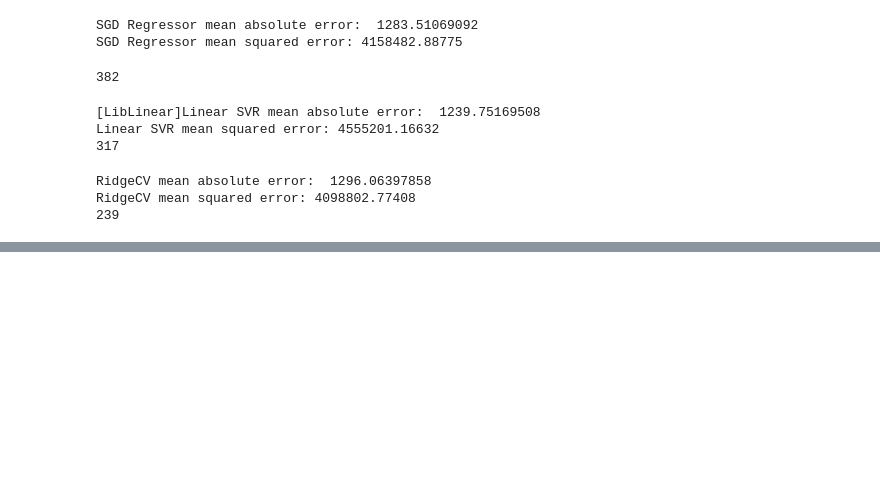
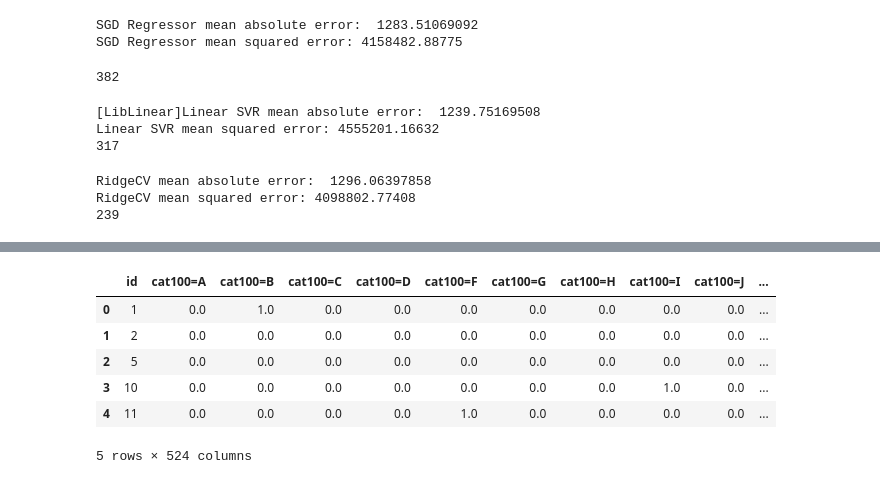
Before and after one commit to SiddhanthUnnithan/allstate_cs, a Jupyter notebook: allstate_analysis.ipynb, the cells around one changed output, grey strips where cells are left out. Cells and saved outputs as stored; diff of their text form; code cells hidden in the pictures; blank space fills up the shorter version.

```diff
--- a/allstate_analysis.ipynb
+++ b/allstate_analysis.ipynb
@@ -264,0 +364,10 @@ RidgeCV mean squared error: 4098802.77408
+# %%
+df_categorical_transform.head()
+# %% [output]
+|  | id | cat100=A | cat100=B | cat100=C | cat100=D | cat100=F | cat100=G | cat100=H | cat100=I | cat100=J | ... |
+| 0 | 1 | 0.0 | 1.0 | 0.0 | 0.0 | 0.0 | 0.0 | 0.0 | 0.0 | 0.0 | ... |
+| 1 | 2 | 0.0 | 0.0 | 0.0 | 0.0 | 0.0 | 0.0 | 0.0 | 0.0 | 0.0 | ... |
+| 2 | 5 | 0.0 | 0.0 | 0.0 | 0.0 | 0.0 | 0.0 | 0.0 | 0.0 | 0.0 | ... |
+| 3 | 10 | 0.0 | 0.0 | 0.0 | 0.0 | 0.0 | 0.0 | 0.0 | 1.0 | 0.0 | ... |
+| 4 | 11 | 0.0 | 0.0 | 0.0 | 0.0 | 1.0 | 0.0 | 0.0 | 0.0 | 0.0 | ... |
+5 rows × 524 columns
```
Also changed, not shown: parts of 17 cells of this notebook.
